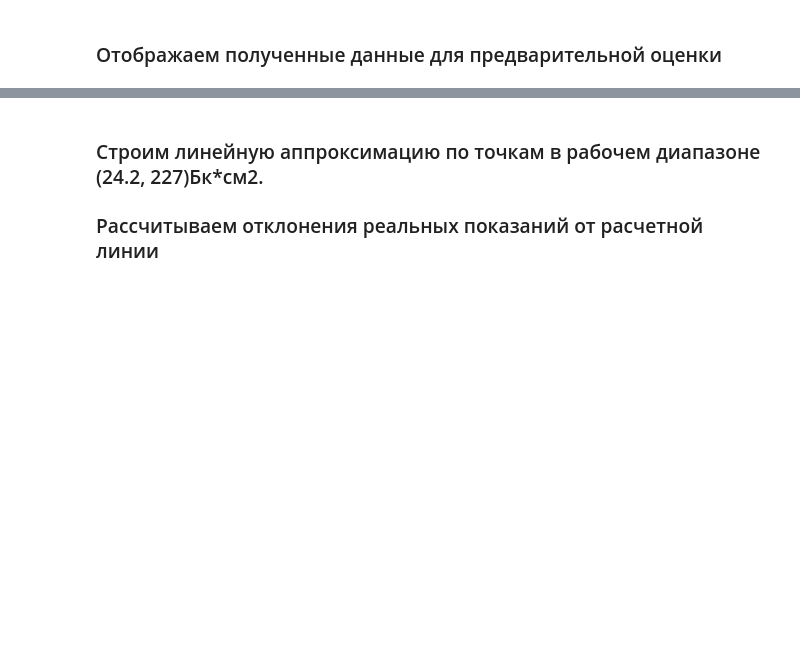
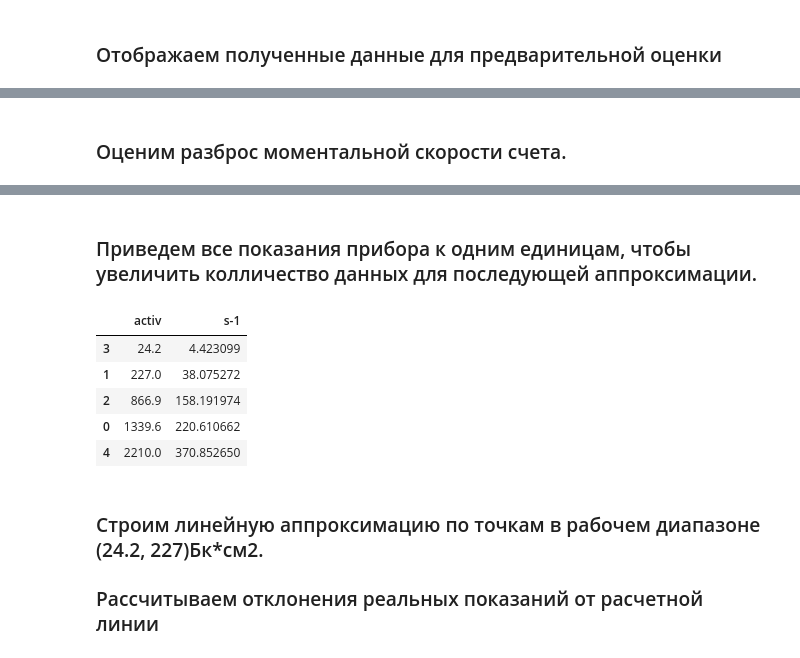
Before and after one commit to KiykoHanna/ATOMTEX, a Jupyter notebook: 6131-test- lin.ipynb, the cells around one changed output, grey strips where cells are left out. Saved outputs shown, nothing was run; the diff lists cells and outputs as text; code cells hidden in the pictures; blank space fills up the shorter version.

```diff
--- a/6131-test- lin.ipynb
+++ b/6131-test- lin.ipynb
@@ -44,6 +46,8 @@ fig.update_layout(legend_orientation="h",
 fig.show()
 # %% [output]
 [interactive output not drawn]
+# %% [markdown]
+### Оценим разброс моментальной скорости счета.
 # %%
 fig = px.line(data, y = 'n_mean', x='activ' , markers='*')
 fig
@@ -60,6 +64,20 @@ fig.update_layout(legend_orientation="h",
 fig.show()
 # %% [output]
 [interactive output not drawn]
+# %% [markdown]
+### Приведем все показания прибора к одним единицам, чтобы увеличить колличество данных для последующей аппроксимации.
+# %%
+df = pd.DataFrame(columns=['activ', 's-1'])
+for i, row in data.iterrows():
+  df.loc[i] = [row[1], (row[2]/15.9 + row[3]/0.7 + row[4]) / 3]
+df
+# %% [output]
+|  | activ | s-1 |
+| 3 | 24.2 | 4.423099 |
+| 1 | 227.0 | 38.075272 |
+| 2 | 866.9 | 158.191974 |
+| 0 | 1339.6 | 220.610662 |
+| 4 | 2210.0 | 370.852650 |
 # %% [markdown]
 ### Строим линейную аппроксимацию по точкам в рабочем диапазоне (24.2, 227)Бк*см2.
 ### Рассчитываем отклонения реальных показаний от расчетной линии
```
Also changed, not shown: parts of 5 cells of this notebook.
